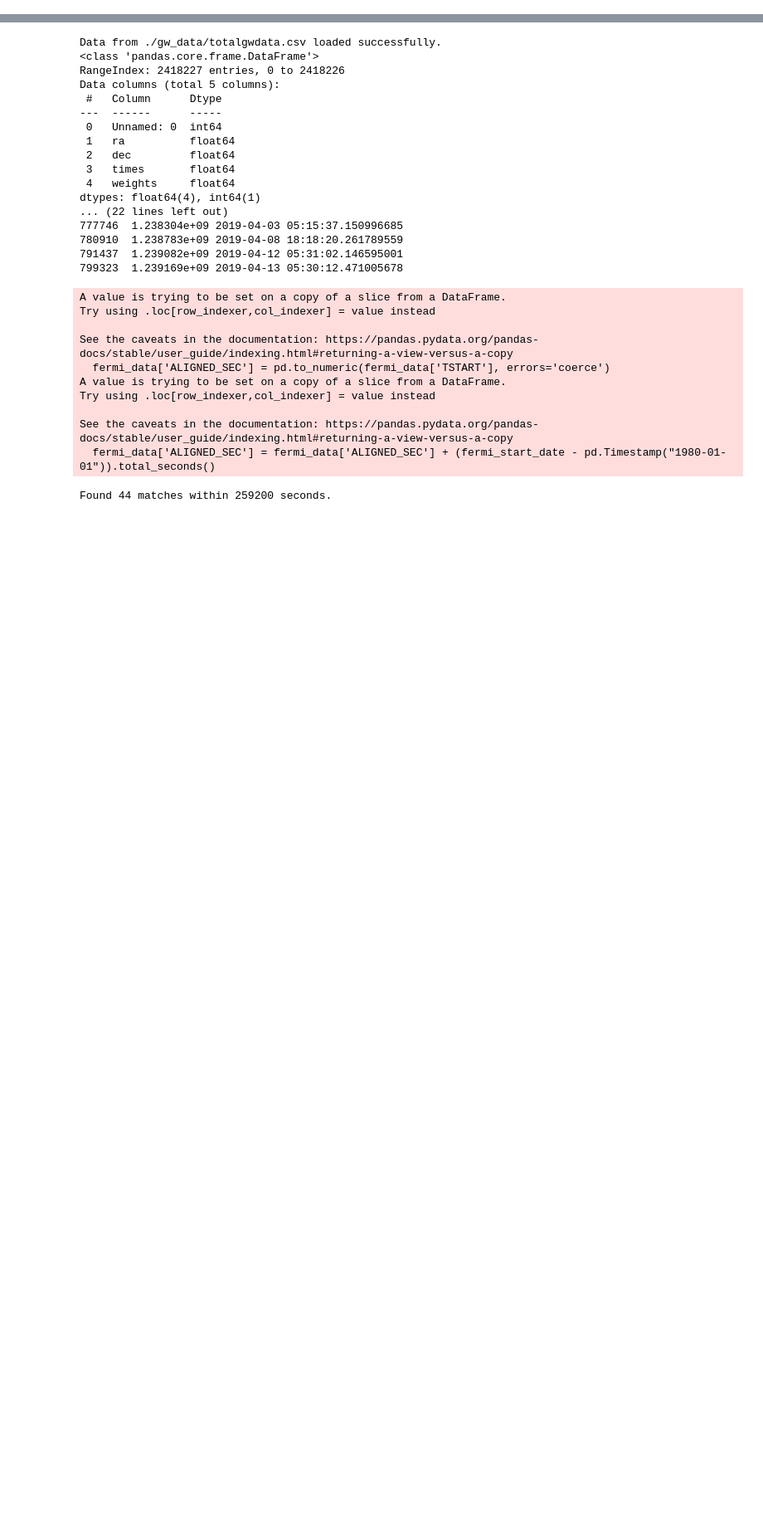
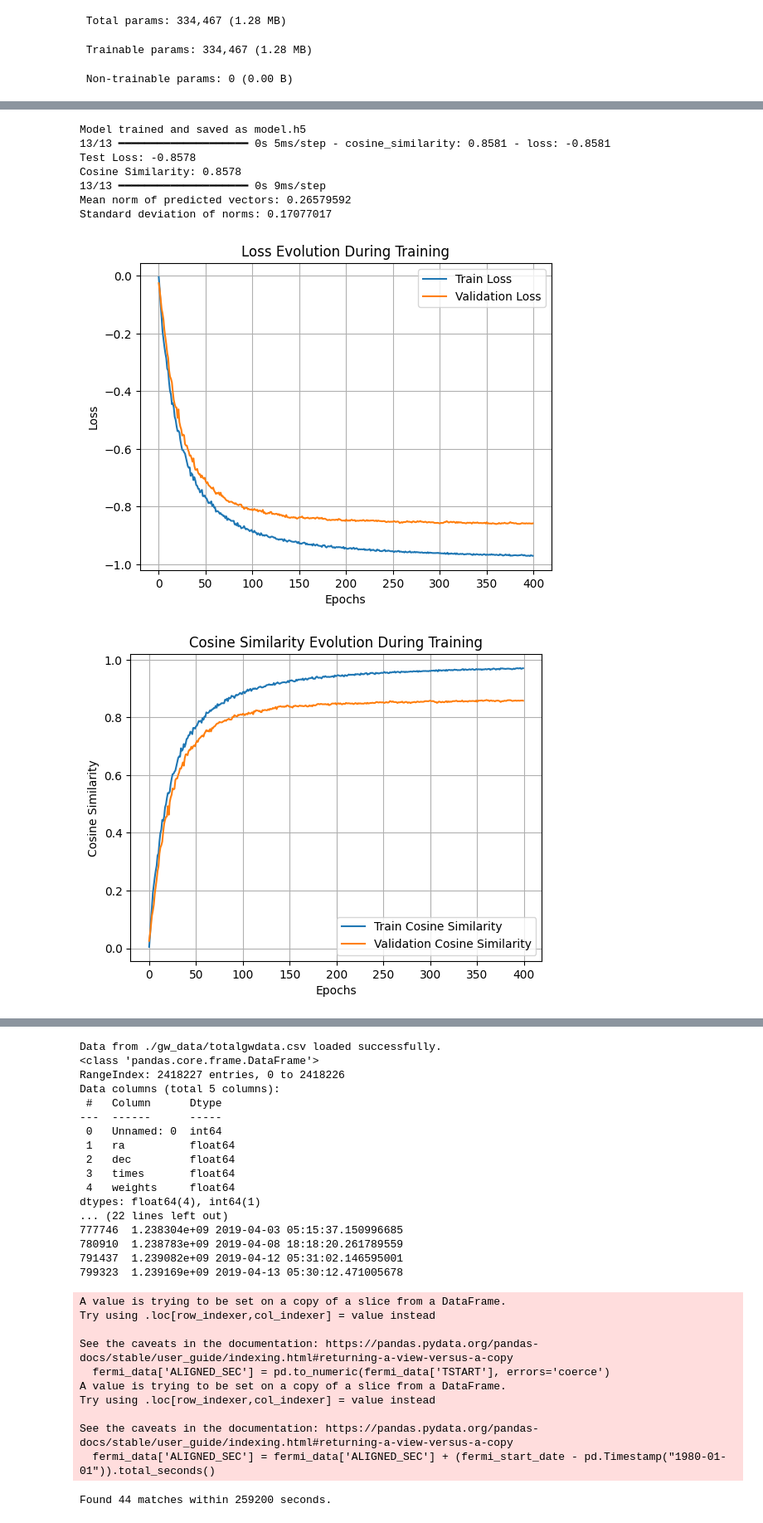
Before and after one commit to PHYS549/group_project_2025, a Jupyter notebook: demo/fermi_position_predictor.ipynb, the cells around one changed output, grey strips where cells are left out. Shown at 83% size. Saved outputs shown, nothing was run; the diff lists cells and outputs as text; code cells hidden in the pictures; blank space fills up the shorter version.

```diff
--- a/demo/fermi_position_predictor.ipynb
+++ b/demo/fermi_position_predictor.ipynb
@@ -22,6 +25,4 @@ TRIG_columns = [f"{detector}_TRIG" for detector in detectors]
 Orientation_columns = ['QSJ_1', 'QSJ_2', 'QSJ_3', 'QSJ_4']
 fermi_data[PH_CNT_columns] = np.array(fermi_data[PH_CNT_columns].values.astype(np.float64)) * np.array(fermi_data[TRIG_columns].values.astype(np.float64))
 
-input_columns = Orientation_columns + TRIG_columns + PH_CNT_columns
-
-X_scaled, X_train_scaled, X_test_scaled, y, y_train, y_test = process_data(fermi_data, input_columns)
+all_data_columns = Orientation_columns + TRIG_columns + PH_CNT_columns
@@ -49,16 +28,0 @@ model_with_orientation.compile(
-# %%
-# Train model
-history = model_with_orientation.fit(
-    X_train_scaled, y_train,
-    epochs=400,
-    batch_size=16,
-    validation_data=(X_test_scaled, y_test)
-)
-
-model_with_orientation_path = "model_with_orientation.h5"
-# Save the trained model
-model_with_orientation.save(model_with_orientation_path)
-print(f"Model trained and saved as {model_with_orientation_path}")
-
-from gw_grb_correlation.Fermi.visualization import evaluate_model_and_plot_accurracy
-train_acc_full_data, val_acc_full_data = evaluate_model_and_plot_accurracy(model_with_orientation, history, X_test_scaled, y_test)
@@ -93,12 +95,17 @@ Standard deviation of norms: 0.06525564
 # %%
-from gw_grb_correlation.Fermi.util import convert_cartesian_to_spherical
-predictions = model_with_orientation.predict(X_scaled)
+# Train the model with all data
+model, X_scaled, val_acc_all_data = train_GRB_localization_model(fermi_data, all_data_columns)
 
+# Make predictions based on the trained model
+predictions = model.predict(X_scaled)
+
+# Convert predictions from Cartesian to spherical coordinates (RA, DEC)
 RA_DEC_predictions = np.array([convert_cartesian_to_spherical(pred) for pred in predictions])
 fermi_predict_data = fermi_data.copy()
 
 fermi_predict_data['RA'] = RA_DEC_predictions[:, 0]
 fermi_predict_data['DEC'] = RA_DEC_predictions[:, 1]
 
+# Save the predictions to a CSV file
 fermi_predict_data.to_csv("fermi_predict_data.csv", index=False)
 # %% [output]
@@ -105,0 +130,3 @@ fermi_predict_data.to_csv("fermi_predict_data.csv", index=False)
+ Total params: 334,467 (1.28 MB)
+ Trainable params: 334,467 (1.28 MB)
+ Non-trainable params: 0 (0.00 B)
@@ -105,0 +151,9 @@ fermi_predict_data.to_csv("fermi_predict_data.csv", index=False)
+Model trained and saved as model.h5
+13/13 ━━━━━━━━━━━━━━━━━━━━ 0s 5ms/step - cosine_similarity: 0.8581 - loss: -0.8581
+Test Loss: -0.8578
+Cosine Similarity: 0.8578
+13/13 ━━━━━━━━━━━━━━━━━━━━ 0s 9ms/step
+Mean norm of predicted vectors: 0.26579592
+Standard deviation of norms: 0.17077017
+[figure, added]
+[figure, added]
```
Also changed, not shown: parts of 23 cells of this notebook.
